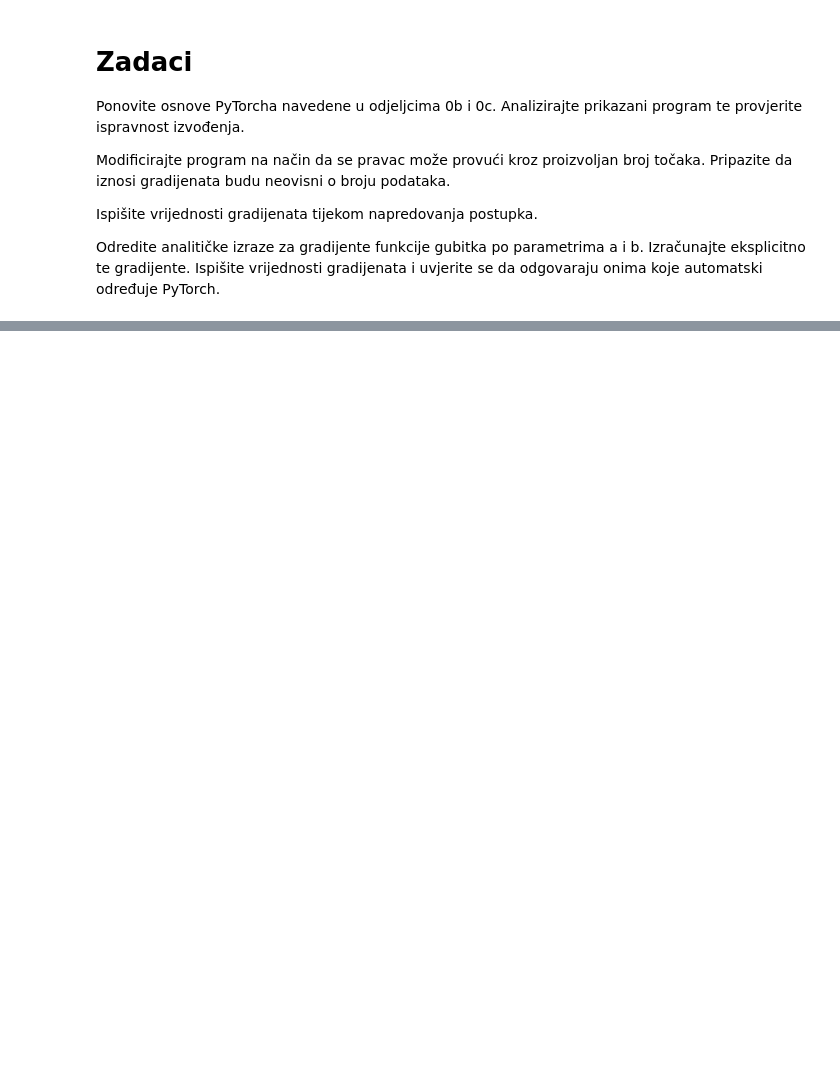
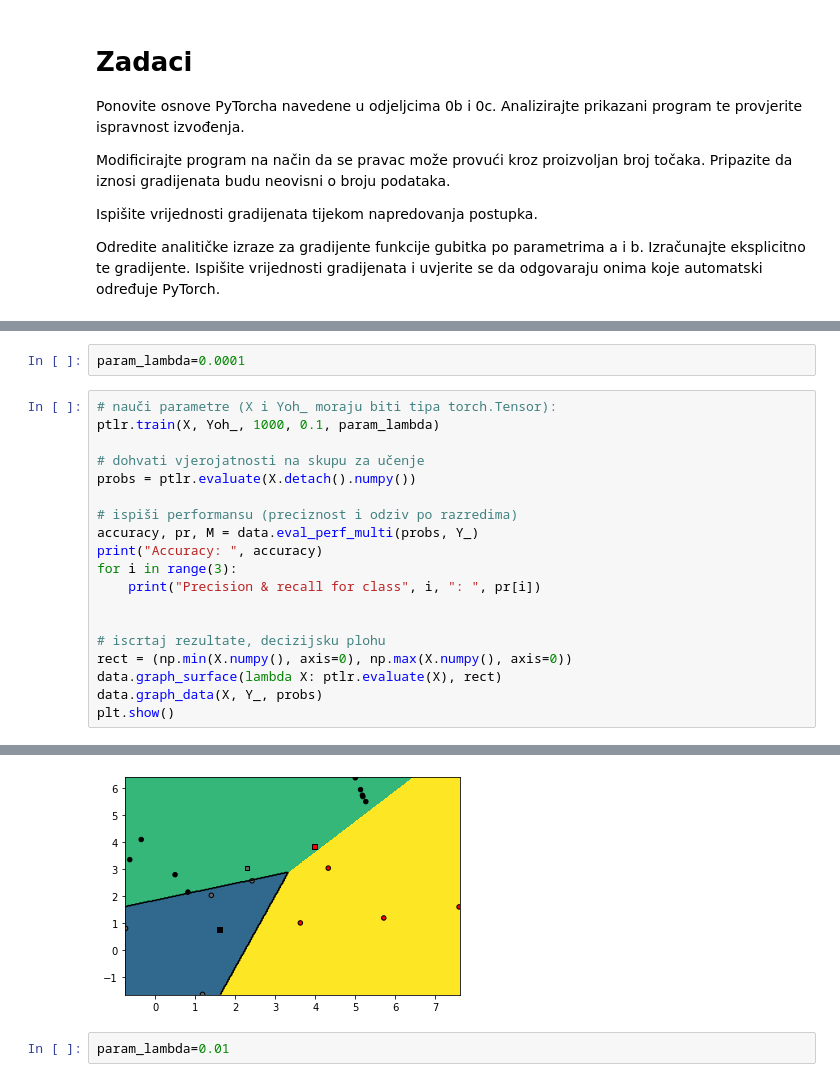
Before and after one commit to angello2/DU, a Jupyter notebook: lab1/lab1.ipynb, the cells around one changed output, grey strips where cells are left out. Saved outputs shown, nothing was run; the diff lists cells and outputs as text; blank space fills up the shorter version.

```diff
--- a/lab1/lab1.ipynb
+++ b/lab1/lab1.ipynb
@@ -102,0 +205,22 @@ Odredite analitičke izraze za gradijente funkcije gubitka po parametrima a i b.
+# %%
+param_lambda=0.0001
+# %%
+# nauči parametre (X i Yoh_ moraju biti tipa torch.Tensor):
+ptlr.train(X, Yoh_, 1000, 0.1, param_lambda)
+
+# dohvati vjerojatnosti na skupu za učenje
+probs = ptlr.evaluate(X.detach().numpy())
+
+# ispiši performansu (preciznost i odziv po razredima)
+accuracy, pr, M = data.eval_perf_multi(probs, Y_)
+print("Accuracy: ", accuracy)
+for i in range(3):
+    print("Precision & recall for class", i, ": ", pr[i])
+
+
+# iscrtaj rezultate, decizijsku plohu
+rect = (np.min(X.numpy(), axis=0), np.max(X.numpy(), axis=0))
+data.graph_surface(lambda X: ptlr.evaluate(X), rect)
+data.graph_data(X, Y_, probs)
+plt.show()
+# %% [output]
@@ -102,0 +241,3 @@ Odredite analitičke izraze za gradijente funkcije gubitka po parametrima a i b.
+[figure, added]
+# %%
+param_lambda=0.01
```
Also changed, not shown: parts of 15 cells of this notebook, 2 other files.
